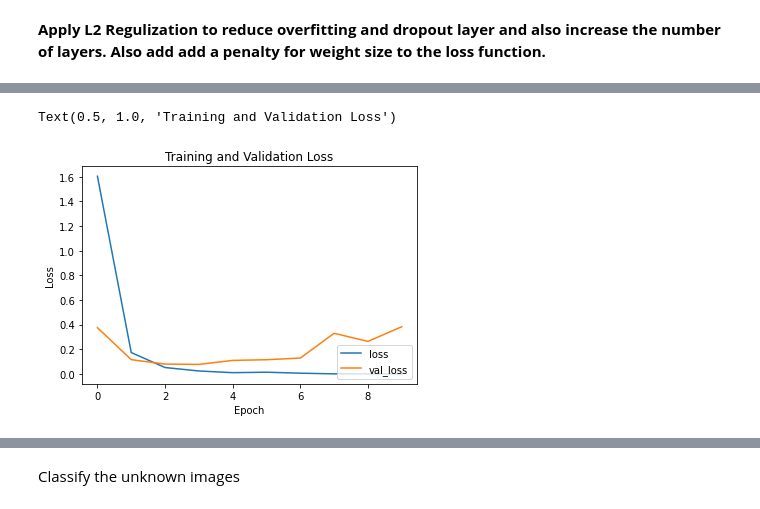
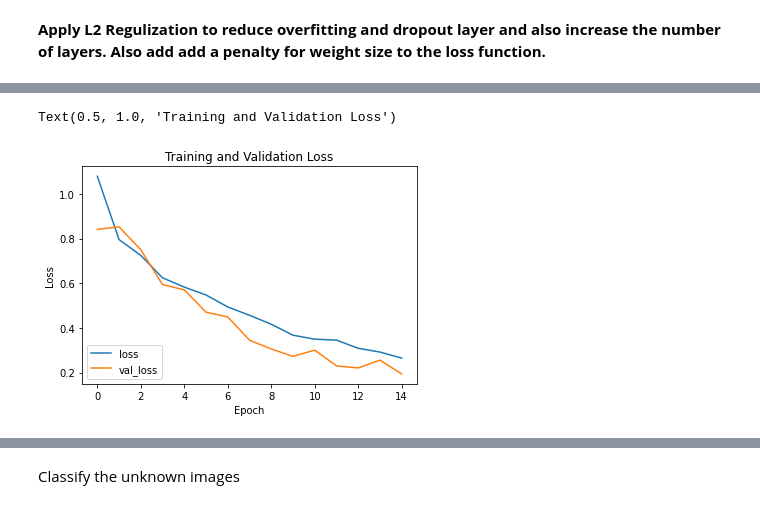
Before and after one commit to brendaFlavia/DeepLearningAssignment, a Jupyter notebook: Copy_of_Copy_of_LungOpacity2.ipynb, the cells around one changed output, grey strips where cells are left out. Cells and saved outputs as stored; diff of their text form; code cells hidden in the pictures.

```diff
--- a/Copy_of_Copy_of_LungOpacity2.ipynb
+++ b/Copy_of_Copy_of_LungOpacity2.ipynb
@@ -90,6 +88,7 @@ val_ds = tf.keras.utils.image_dataset_from_directory(
   train_data_dir,
   validation_split=0.2,
   subset="validation",
+  color_mode='rgb',
   seed=123,
   image_size=(img_height, img_width),
   batch_size=batch_size)
@@ -318,7 +312,7 @@ Apply Data Augumentation
 # %%
 data_augmentation = keras.Sequential(
   [
-    layers.RandomFlip("horizontal",
+    layers.RandomFlip("horizontal_and_vertical",
                       input_shape=(img_height,
                                   img_width,
                                   3)),
@@ -438,7 +432,7 @@ num_classes = num_classes = len(class_names)
 
 model = tf.keras.Sequential([
     data_augmentation,
-  tf.keras.layers.Rescaling(1./255,input_shape=(391, 488, 3)),
+  tf.keras.layers.Rescaling(1./255,input_shape=(180, 180, 3)),
   tf.keras.layers.Conv2D(32, 3, activation='relu', padding="same" ,kernel_regularizer=l2(0.0005)),
   tf.keras.layers.MaxPooling2D(2,2),
   tf.keras.layers.Dropout(0.2),
@@ -463,7 +457,7 @@ model.compile(
   loss=tf.keras.losses.SparseCategoricalCrossentropy(from_logits=True),
   metrics=['accuracy'])
 # %%
-epochs = 30
+epochs = 15
 history = model.fit(
   train_ds,
   validation_data=val_ds,
@@ -501,14 +495,14 @@ Text(0.5, 1.0, 'Training and Validation Accuracy')
 # %%
-plt.plot(result.history['loss'], label='loss')
-plt.plot(result.history['val_loss'], label = 'val_loss')
+plt.plot(history.history['loss'], label='loss')
+plt.plot(history.history['val_loss'], label = 'val_loss')
 plt.xlabel('Epoch')
 plt.ylabel('Loss')
 #plt.ylim([0.5, 1])
-plt.legend(loc='lower right')
+plt.legend(loc='lower left')
 plt.title('Training and Validation Loss')
 # %% [output]
 Text(0.5, 1.0, 'Training and Validation Loss')
-[figure, old version]
+[figure, new version]
 # %%
 test_loss, test_acc = model.evaluate(val_ds, verbose=2)
 # %% [output]
```
Also changed, not shown: parts of 37 cells of this notebook.
